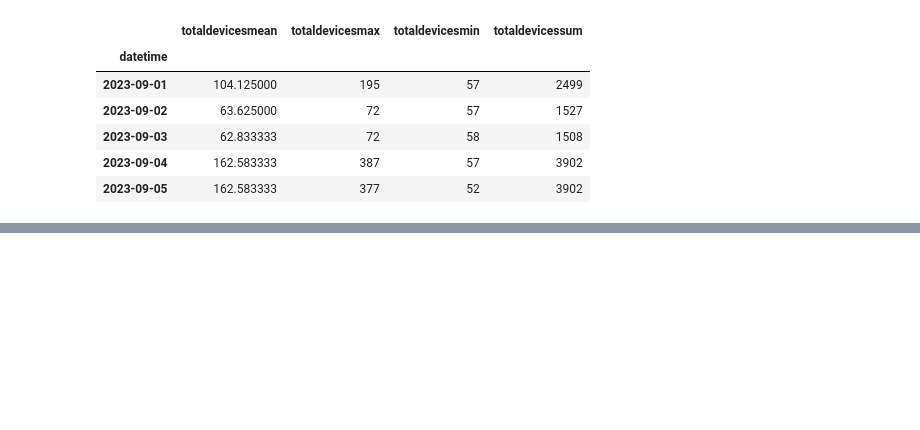
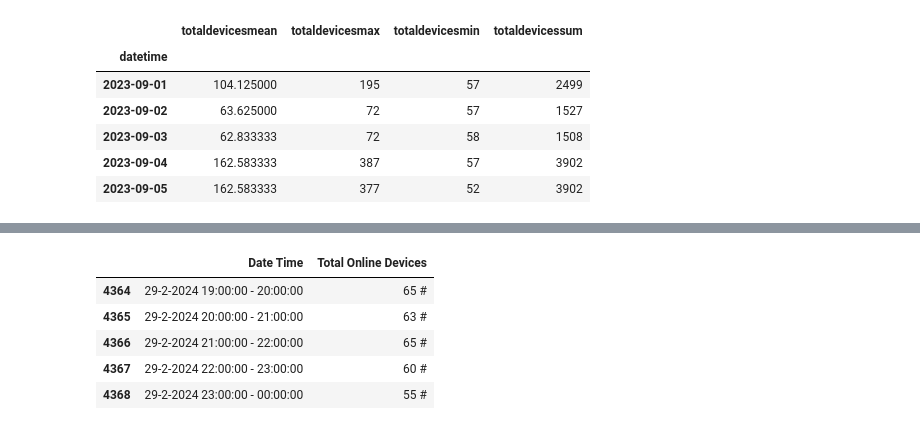
Before and after one commit to Catalin246/cupola-xs, a Jupyter notebook: model/LSTM.ipynb, the cells around one changed output, grey strips where cells are left out. Cells and saved outputs as stored; diff of their text form; code cells hidden in the pictures; blank space fills up the shorter version.

Commit message:
hourly wifi data jupyer + model file

```diff
--- a/model/LSTM.ipynb
+++ b/model/LSTM.ipynb
@@ -946,0 +947,13 @@ model.save("wifidata_model.h5")
+# %%
+wifi_data = pd.read_csv("../data/RAW WiFi Data 6 months.csv", low_memory=False)
+# %%
+wifi_data = wifi_data[['Date Time', 'Total Online Devices']]
+wifi_data = wifi_data.drop(wifi_data.index[-1])
+wifi_data.tail()
+# %% [output]
+|  | Date Time | Total Online Devices |
+| 4364 | 29-2-2024 19:00:00 - 20:00:00 | 65 # |
+| 4365 | 29-2-2024 20:00:00 - 21:00:00 | 63 # |
+| 4366 | 29-2-2024 21:00:00 - 22:00:00 | 65 # |
+| 4367 | 29-2-2024 22:00:00 - 23:00:00 | 60 # |
+| 4368 | 29-2-2024 23:00:00 - 00:00:00 | 55 # |
```
Also changed, not shown: parts of 13 cells of this notebook, 1 other file.
